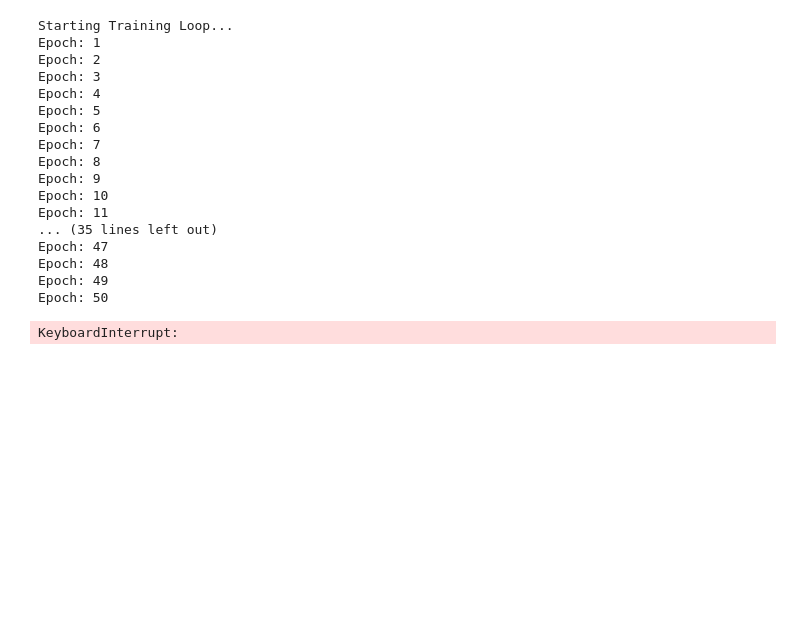
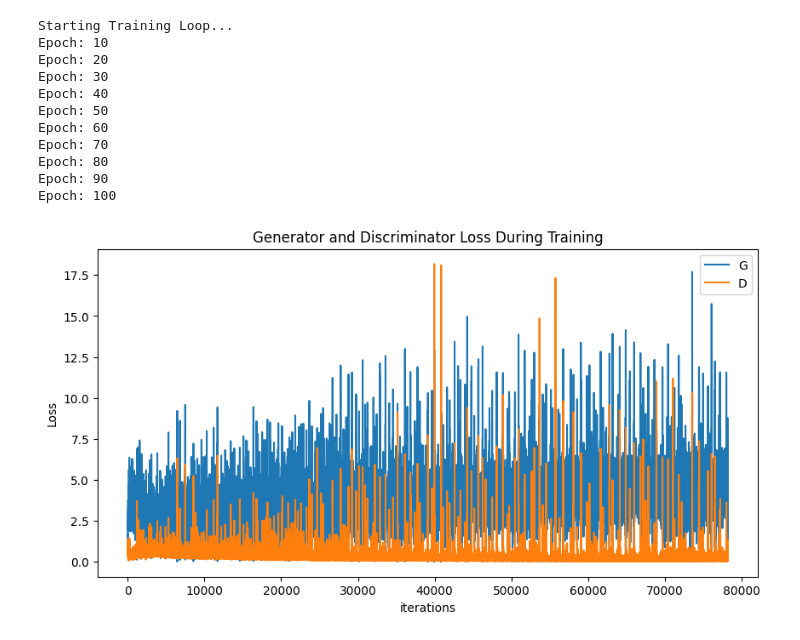
Before and after one commit to ryanfarrell362/CIS4780-Final-Project, a Jupyter notebook: notebook.ipynb, the cells around one changed output. Saved outputs shown, nothing was run; the diff lists cells and outputs as text; code cells hidden in the pictures; blank space fills up the shorter version.

```diff
--- a/notebook.ipynb
+++ b/notebook.ipynb
@@ -133,15 +138,12 @@ iters = 0
 print("Starting Training Loop...")
 # For each epoch
 for epoch in range(nEpochs):
-    print (f'Epoch: {epoch + 1}')
     if (epoch + 1) % nSnapshots == 0:
-        torch.save(genModel, file_path + str(epoch + 1) + ".pth")
+        print (f'Epoch: {epoch + 1}')
+        #torch.save(genModel, file_path + str(epoch + 1) + ".pth")
 
     # For each batch in the dataloader
     for i, data in enumerate(real_loader, 0):
-        ############################
-        # (1) Update D network: maximize log(D(x)) + log(1 - D(G(z)))
-        ###########################
         ## Train with all-real batch
         discModel.zero_grad()
         # Format batch
@@ -171,48 +173,40 @@ for epoch in range(nEpochs):
         errD = errD_real + errD_fake
         # Update D
         optimizerD.step()
 
-        ############################
-        # (2) Update G network: maximize log(D(G(z)))
-        ###########################
+        ## Update generator
         genModel.zero_grad()
         label.fill_(REAL_LABEL)  # fake labels are real for generator cost
         # Since we just updated D, perform another forward pass of all-fake batch through D
         output = discModel(fake_data).view(-1)
         # Calculate G's loss based on this output
         errG = criterion(output, label)
         # Calculate gradients for G
         errG.backward()
         # Update G
         optimizerG.step()
 
         G_losses.append(errG.item())
         D_losses.append(errD.item())
 
 plt.figure(figsize=(10,5))
 plt.title("Generator and Discriminator Loss During Training")
 plt.plot(G_losses,label="G")
 plt.plot(D_losses,label="D")
 plt.xlabel("iterations")
 plt.ylabel("Loss")
 plt.legend()
 plt.show()
 # %% [output]
 Starting Training Loop...
-Epoch: 1
-Epoch: 2
-Epoch: 3
-Epoch: 4
-Epoch: 5
-Epoch: 6
-Epoch: 7
-Epoch: 8
-Epoch: 9
 Epoch: 10
-Epoch: 11
-... (35 lines left out)
-Epoch: 47
-Epoch: 48
-Epoch: 49
+Epoch: 20
+Epoch: 30
+Epoch: 40
 Epoch: 50
+Epoch: 60
+Epoch: 70
+Epoch: 80
+Epoch: 90
+Epoch: 100
-KeyboardInterrupt:
+[figure, added]
```
Also changed, not shown: parts of 8 cells of this notebook, 2 other files.
